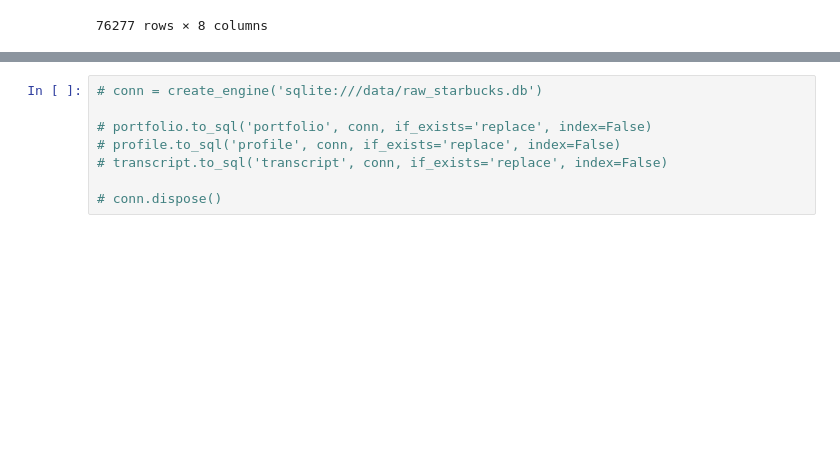
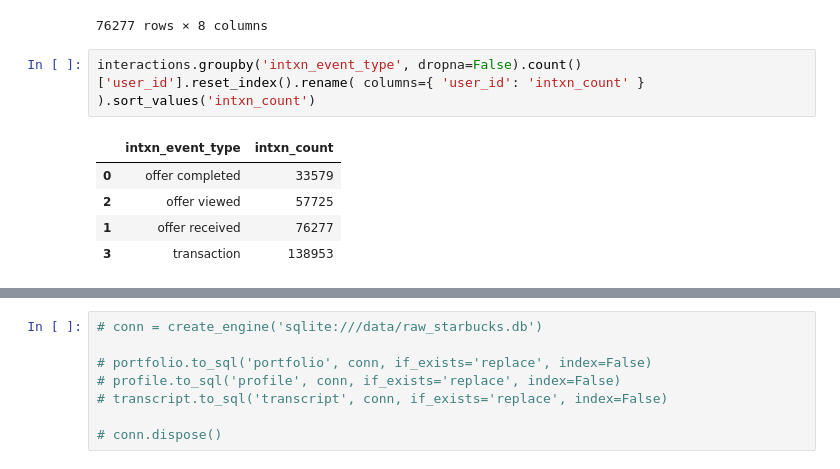
Before and after one commit to meeby280/UdacityDataScienceProject4, a Jupyter notebook: Starbucks_Data_Ingestion.ipynb, the cells around one changed output, grey strips where cells are left out. Saved outputs shown, nothing was run; the diff lists cells and outputs as text; blank space fills up the shorter version.

```diff
--- a/Starbucks_Data_Ingestion.ipynb
+++ b/Starbucks_Data_Ingestion.ipynb
@@ -178,3 +233,11 @@ interactions[ interactions['intxn_event_type'] == 'offer received' ]
 | 257885 | 9dc1421481194dcd9400aec7c9ae6366 | offer received | {'offer id': 'ae264e3637204a6fb9b... | 576 | ae264e3637204a6fb9bb56bc8210ddfd | NaN | NaN | ... |
 | 257886 | e4052622e5ba45a8b96b59aba68cf068 | offer received | {'offer id': '3f207df678b143eea3c... | 576 | 3f207df678b143eea3cee63160fa8bed | NaN | NaN | ... |
 76277 rows × 8 columns
+# %%
+interactions.groupby('intxn_event_type', dropna=False).count()['user_id'].reset_index().rename( columns={ 'user_id': 'intxn_count' } ).sort_values('intxn_count')
+# %% [output]
+|  | intxn_event_type | intxn_count |
+| 0 | offer completed | 33579 |
+| 2 | offer viewed | 57725 |
+| 1 | offer received | 76277 |
+| 3 | transaction | 138953 |
```
Also changed, not shown: parts of 8 cells of this notebook.
